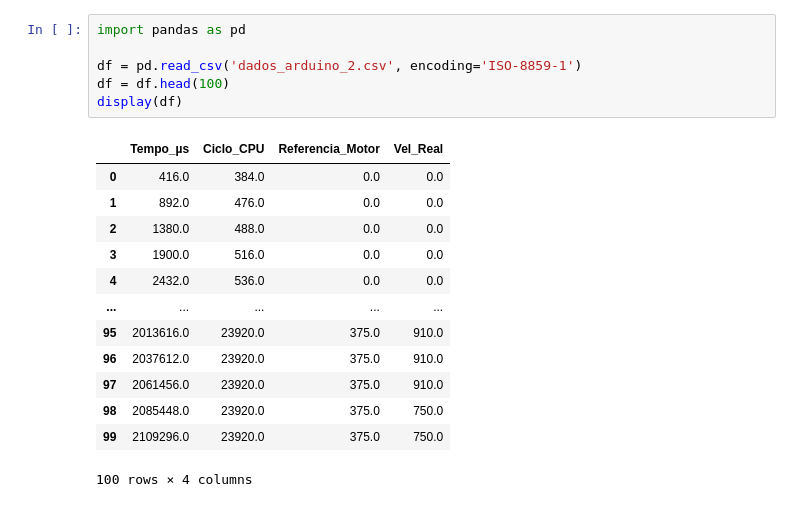
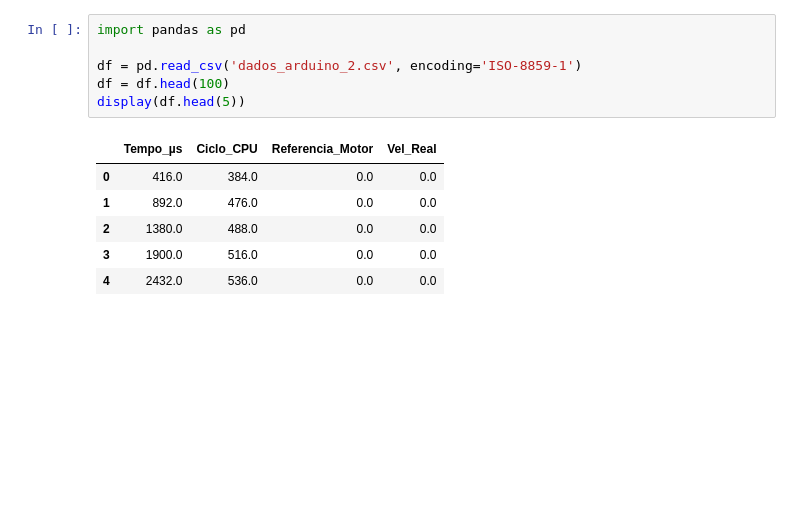
Before and after one commit to sophiawerneck/Lab_Controle, a Jupyter notebook: Trabalho_1/graficos.ipynb, the cells around one changed output. Saved outputs shown, nothing was run; the diff lists cells and outputs as text; blank space fills up the shorter version.

```diff
--- a/Trabalho_1/graficos.ipynb
+++ b/Trabalho_1/graficos.ipynb
@@ -1,23 +1,16 @@
 # %%
 import pandas as pd
 
 df = pd.read_csv('dados_arduino_2.csv', encoding='ISO-8859-1')
 df = df.head(100)
-display(df)
+display(df.head(5))
 # %% [output]
 |  | Tempo_µs | Ciclo_CPU | Referencia_Motor | Vel_Real |
 | 0 | 416.0 | 384.0 | 0.0 | 0.0 |
 | 1 | 892.0 | 476.0 | 0.0 | 0.0 |
 | 2 | 1380.0 | 488.0 | 0.0 | 0.0 |
 | 3 | 1900.0 | 516.0 | 0.0 | 0.0 |
 | 4 | 2432.0 | 536.0 | 0.0 | 0.0 |
-| ... | ... | ... | ... | ... |
-| 95 | 2013616.0 | 23920.0 | 375.0 | 910.0 |
-| 96 | 2037612.0 | 23920.0 | 375.0 | 910.0 |
-| 97 | 2061456.0 | 23920.0 | 375.0 | 910.0 |
-| 98 | 2085448.0 | 23920.0 | 375.0 | 750.0 |
-| 99 | 2109296.0 | 23920.0 | 375.0 | 750.0 |
-100 rows × 4 columns
 # %%
 import matplotlib.pyplot as plt
 
```
Also changed, not shown: parts of 5 cells of this notebook.
